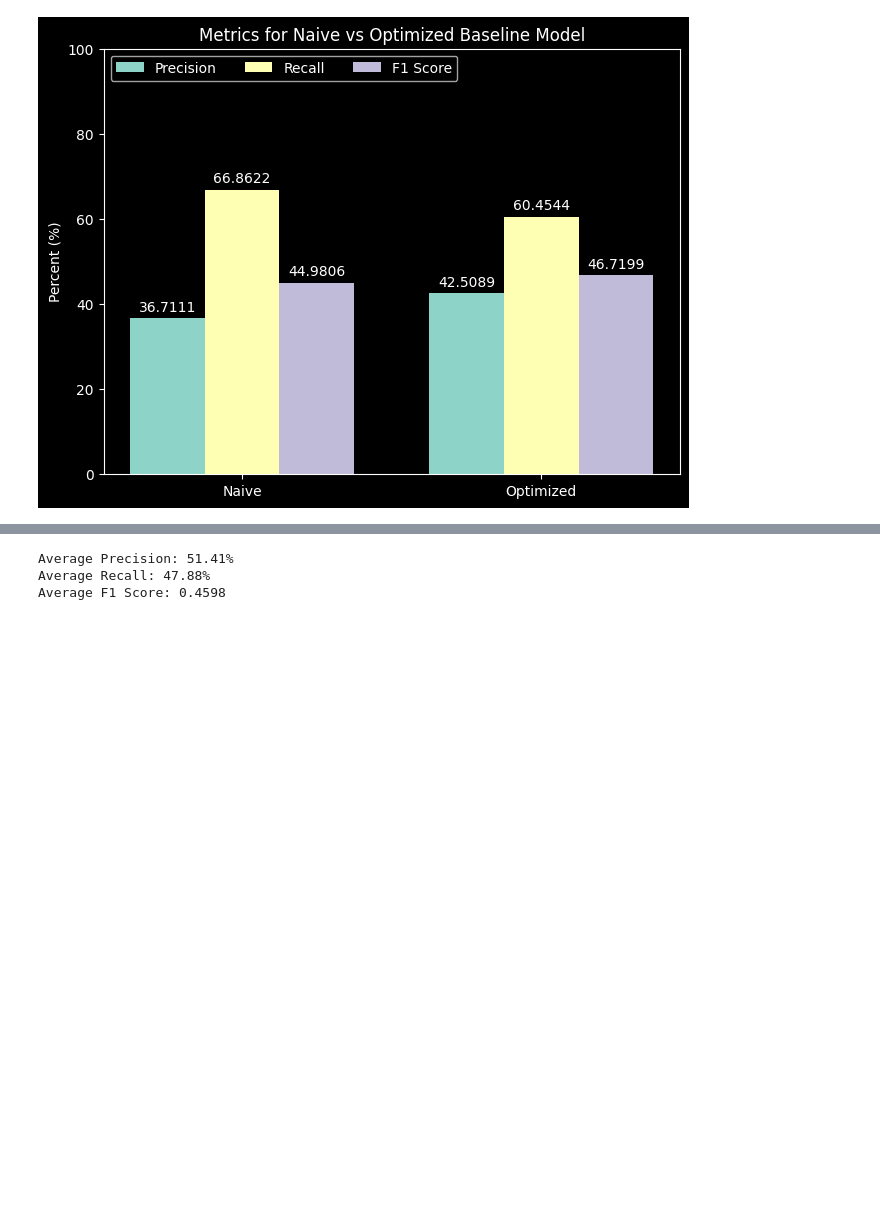
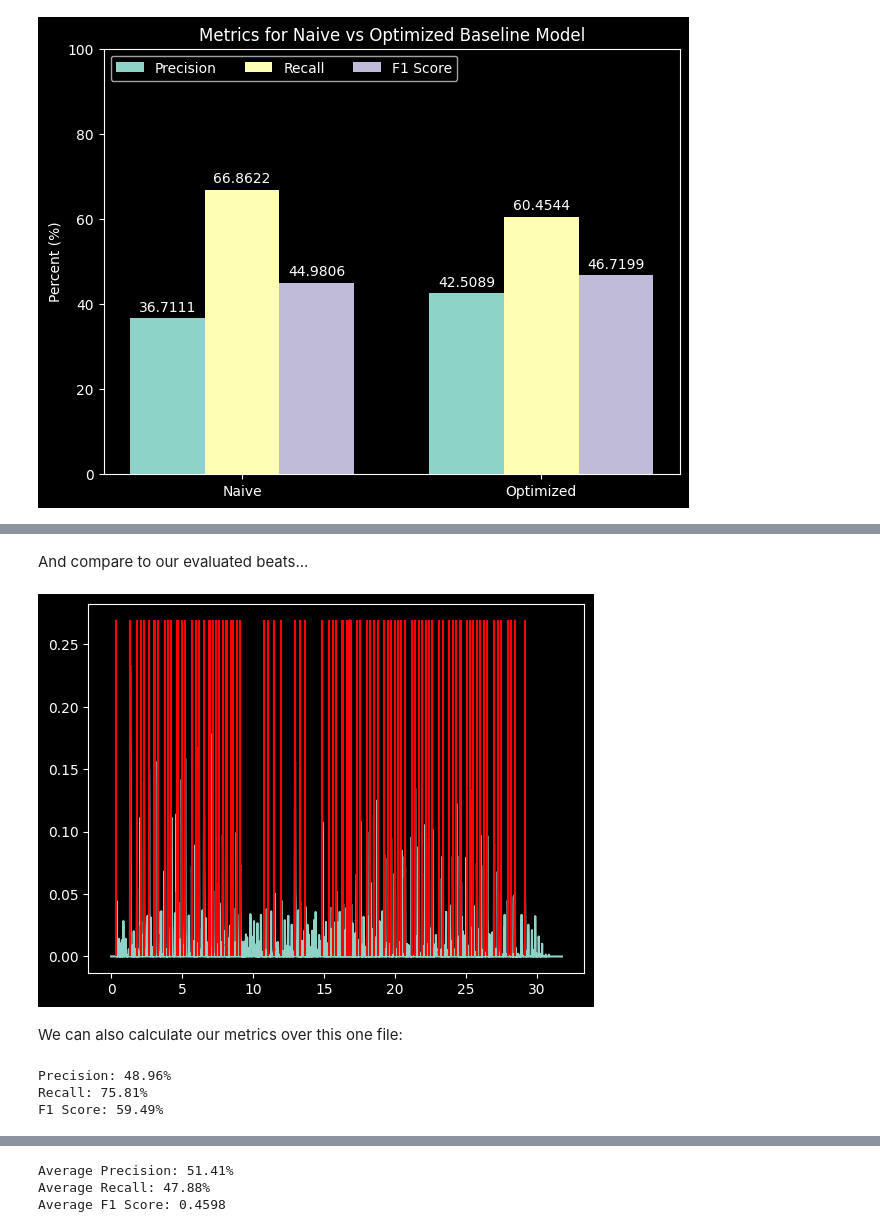
Before and after one commit to calebspainn/Project2, a Jupyter notebook: eval.ipynb, the cells around one changed output, grey strips where cells are left out. Saved outputs shown, nothing was run; the diff lists cells and outputs as text; code cells hidden in the pictures; blank space fills up the shorter version.

```diff
--- a/eval.ipynb
+++ b/eval.ipynb
@@ -622,0 +598,22 @@ When simply adding the functions together, the model performs as follows:
+# %% [markdown]
+And compare to our evaluated beats...
+# %%
+peaks, _ = signal.find_peaks(n, height=0.03729)
+peak_times = t[peaks]
+
+plt.plot(t, n)
+plt.vlines(peak_times, 0, np.max(n), colors='r')
+# %% [output]
+[figure, added]
+# %% [markdown]
+We can also calculate our metrics over this one file:
+# %%
+p, r, f1 = metrics(peak_times, actual_beats)
+
+print(f'Precision: {p:.2%}')
+print(f'Recall: {r:.2%}')
+print(f'F1 Score: {f1:.2%}')
+# %% [output]
+Precision: 48.96%
+Recall: 75.81%
+F1 Score: 59.49%
```
Also changed, not shown: parts of 18 cells of this notebook, 1 other file.
